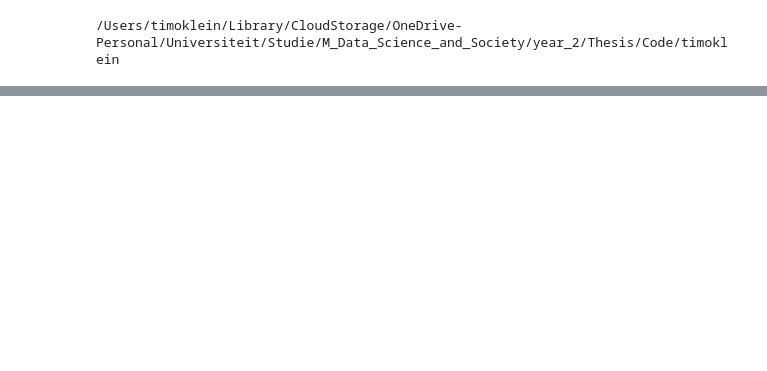
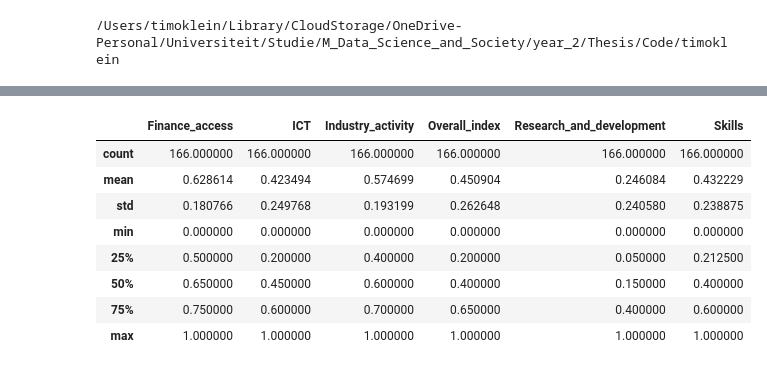
Before and after one commit to Moral-Machine-2024/timoklein, a Jupyter notebook: DSS_Thesis_Code.ipynb, the cells around one changed output, grey strips where cells are left out. Cells and saved outputs as stored; diff of their text form; code cells hidden in the pictures; blank space fills up the shorter version.

```diff
--- a/DSS_Thesis_Code.ipynb
+++ b/DSS_Thesis_Code.ipynb
@@ -7,0 +100,12 @@ print(os.getcwd())
+# %%
+df_tri_cleaned.describe()
+# %% [output]
+|  | Finance_access | ICT | Industry_activity | Overall_index | Research_and_development | Skills |
+| count | 166.000000 | 166.000000 | 166.000000 | 166.000000 | 166.000000 | 166.000000 |
+| mean | 0.628614 | 0.423494 | 0.574699 | 0.450904 | 0.246084 | 0.432229 |
+| std | 0.180766 | 0.249768 | 0.193199 | 0.262648 | 0.240580 | 0.238875 |
+| min | 0.000000 | 0.000000 | 0.000000 | 0.000000 | 0.000000 | 0.000000 |
+| 25% | 0.500000 | 0.200000 | 0.400000 | 0.200000 | 0.050000 | 0.212500 |
+| 50% | 0.650000 | 0.450000 | 0.600000 | 0.400000 | 0.150000 | 0.400000 |
+| 75% | 0.750000 | 0.600000 | 0.700000 | 0.650000 | 0.400000 | 0.600000 |
+| max | 1.000000 | 1.000000 | 1.000000 | 1.000000 | 1.000000 | 1.000000 |
```
Also changed, not shown: parts of 25 cells of this notebook.
